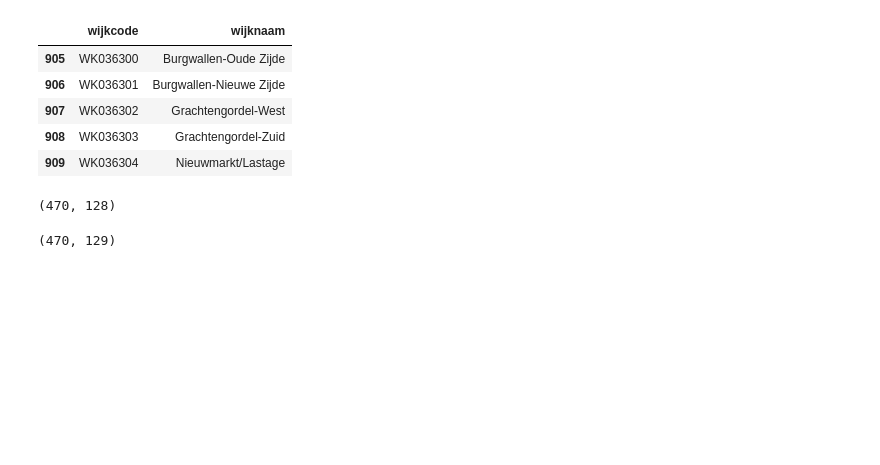
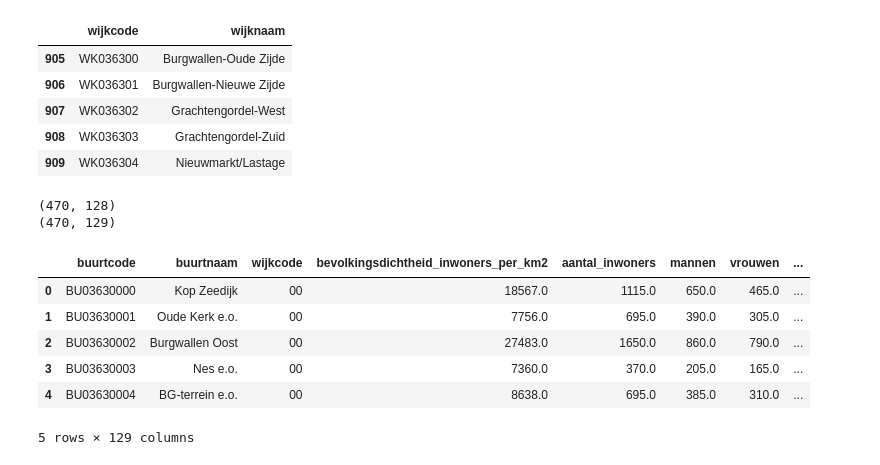
Before and after one commit to datascientist211/data_analytics, a Jupyter notebook: Nederland/Amsterdam/collecting_dataset.ipynb, the cells around one changed output. Saved outputs shown, nothing was run; the diff lists cells and outputs as text; code cells hidden in the pictures; blank space fills up the shorter version.

```diff
--- a/Nederland/Amsterdam/collecting_dataset.ipynb
+++ b/Nederland/Amsterdam/collecting_dataset.ipynb
@@ -111,12 +111,21 @@ data_wijk.head()
 | 907 | WK036302 | Grachtengordel-West |
 | 908 | WK036303 | Grachtengordel-Zuid |
 | 909 | WK036304 | Nieuwmarkt/Lastage |
-# %%
-print(data.shape)
-# %% [output]
-(470, 128)
 # %%
+print(data.shape)
 data = pd.merge(data, data_wijk, on="wijkcode")
 print(data.shape)
 # %% [output]
+(470, 128)
 (470, 129)
+# %%
+data['wijkcode'] = data['wijkcode'].astype(str).str.replace('WK0363', '')
+data.head()
+# %% [output]
+|  | buurtcode | buurtnaam | wijkcode | bevolkingsdichtheid_inwoners_per_km2 | aantal_inwoners | mannen | vrouwen | ... |
+| 0 | BU03630000 | Kop Zeedijk | 00 | 18567.0 | 1115.0 | 650.0 | 465.0 | ... |
+| 1 | BU03630001 | Oude Kerk e.o. | 00 | 7756.0 | 695.0 | 390.0 | 305.0 | ... |
+| 2 | BU03630002 | Burgwallen Oost | 00 | 27483.0 | 1650.0 | 860.0 | 790.0 | ... |
+| 3 | BU03630003 | Nes e.o. | 00 | 7360.0 | 370.0 | 205.0 | 165.0 | ... |
+| 4 | BU03630004 | BG-terrein e.o. | 00 | 8638.0 | 695.0 | 385.0 | 310.0 | ... |
+5 rows × 129 columns
```
Also changed, not shown: parts of 8 cells of this notebook, 14 other files.
